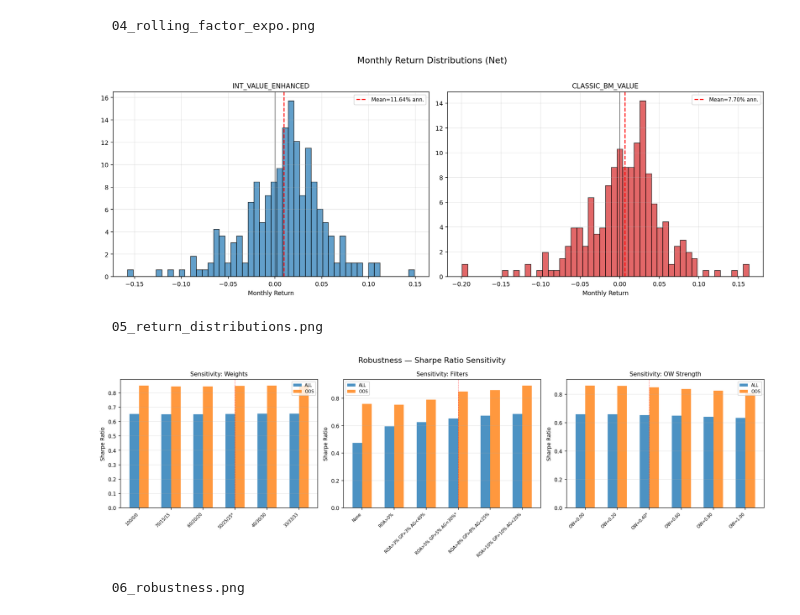
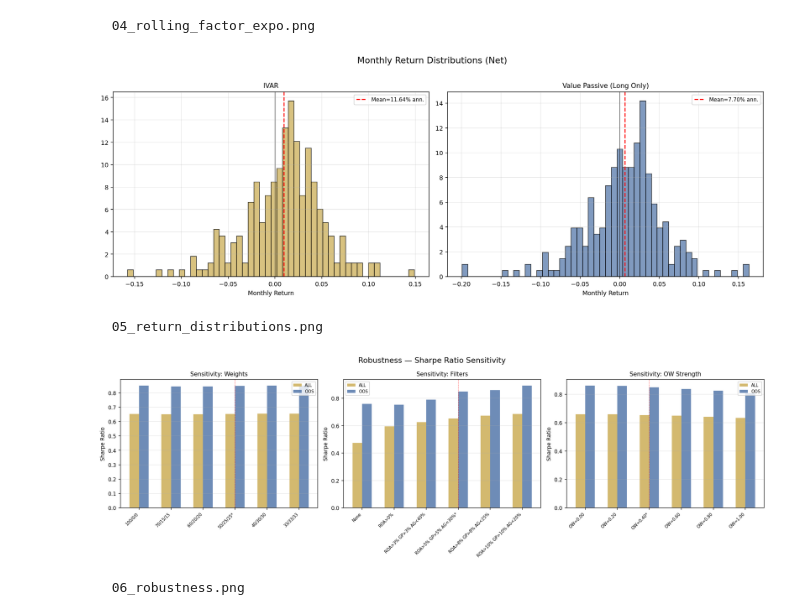
Before and after one commit to YassineOueriemmi/IVAR-Backtest-RP, a Jupyter notebook: Backtest.ipynb, the cells around one changed output. Cells and saved outputs as stored; diff of their text form; code cells hidden in the pictures.

```diff
--- a/Backtest.ipynb
+++ b/Backtest.ipynb
@@ -1725,7 +1715,7 @@ Pendant la période la plus difficile pour la value (**2007–2020**), IVAR gén
 
 print("PHASE 6 : GRAPHIQUES")
 
-COLORS = {"INT_VALUE_ENHANCED": "#1f77b4", "CLASSIC_BM_VALUE": "#d62728","TOP500_EW": "#7f7f7f", "TOP500_MKT": "#2ca02c", "HML (FF)": "#ff7f0e"}
+COLORS = {"INT_VALUE_ENHANCED": "#C8A84B", "CLASSIC_BM_VALUE":"#4A6FA5","TOP500_EW": "#C0392B","TOP500_MKT": "#555555","HML (FF)": "#888888"}
 # %% [output]
 PHASE 6 : GRAPHIQUES
 # %%
@@ -1758,19 +1783 @@ print("  01_equity_curves.png")
   01_equity_curves.png
-# %%
-# FIGURE 2: Drawdowns
-fig, ax = plt.subplots(figsize=(14, 5))
-for name, color in [("INT_VALUE_ENHANCED", "#1f77b4"), ("CLASSIC_BM_VALUE", "#d62728"), ("TOP500_MKT", "#2ca02c")]:
-    net = all_data[name]["net"]
-    cum = net["cum_RET"]
-    dd = (cum-cum.cummax())/cum.cummax()
-    ax.fill_between(net["date"], dd, 0, alpha=0.25, color=color, label=name)
-    ax.plot(net["date"], dd, color=color, linewidth=0.5, alpha=0.7)
-ax.set_title("Drawdowns Comparatifs", fontsize=13)
-ax.set_ylabel("Drawdown")
-ax.legend(fontsize=9)
-ax.grid(True, alpha=0.3)
-plt.tight_layout()
-fig.savefig(os.path.join(OUT_DIR, "02_drawdowns.png"))
-plt.tight_layout()
-plt.show()
-print("  02_drawdowns.png")
@@ -1780,15 +1816,19 @@ print("  02_drawdowns.png")
 # %%
 # FIGURE 3: Rolling 36-month Sharpe
 fig, ax = plt.subplots(figsize=(14, 5))
-for name, color in [("INT_VALUE_ENHANCED", "#1f77b4"), ("CLASSIC_BM_VALUE", "#d62728")]:
+for name, color in [("INT_VALUE_ENHANCED", "#C8A84B"),("CLASSIC_BM_VALUE", "#4A6FA5")]:
+    display_names = {
+    "INT_VALUE_ENHANCED": "IVAR",
+    "CLASSIC_BM_VALUE": "Value Passive (Long Only)"}
     net = all_data[name]["net"].copy()
     net = net.merge(ff5[["date", "rf"]], on="date", how="left")
     net = net.sort_values("date").reset_index(drop=True)  # Trie par date
     excess = (net["RET"] - net["rf"]).dropna()
     roll = excess.rolling(36).apply(
         lambda x: x.mean() / x.std() * np.sqrt(12) if x.std() > 0 else np.nan,
-        raw=True)                                          # raw=True pour éviter l'erreur pandas
-    ax.plot(net["date"].iloc[roll.index], roll.values, label=name, color=color, linewidth=1.2)
+        raw=True)
+    label = f"{display_names[name]}"
+    ax.plot(net["date"].iloc[roll.index], roll.values, label=label, color=color, linewidth=1.2)
 ax.axhline(0, color="black", linewidth=0.5)
 ax.set_title("Rolling 36-Month Sharpe Ratio", fontsize=13)
 ax.set_ylabel("Sharpe Ratio")
@@ -1834,14 +1874,16 @@ print("  04_rolling_factor_expo.png")
 # %%
 # FIGURE 5: Return Distribution
 fig, axes = plt.subplots(1, 2, figsize=(14, 5))
-for ax, name, color in zip(axes, ["INT_VALUE_ENHANCED", "CLASSIC_BM_VALUE"], ["#1f77b4", "#d62728"]):
+for ax, name, color in zip(axes, ["INT_VALUE_ENHANCED", "CLASSIC_BM_VALUE"], [ "#C8A84B", "#4A6FA5"]):
+    display_names = {"INT_VALUE_ENHANCED": "IVAR", "CLASSIC_BM_VALUE": "Value Passive (Long Only)"}
+    label = f"{display_names[name]}"
     r = all_data[name]["net"]["RET"].dropna()
     ax.hist(r, bins=50, edgecolor="black",
             alpha=0.7, density=True, color=color)
     ax.axvline(r.mean(), color="red", linestyle="--",
                label=f"Mean={r.mean()*12:.2%} ann.")
     ax.axvline(0, color="black", linewidth=0.5)
-    ax.set_title(name, fontsize=10)
+    ax.set_title(label, fontsize=10)
     ax.set_xlabel("Monthly Return")
     ax.legend(fontsize=8)
     ax.grid(True, alpha=0.3)
@@ -1850,37 +1892,37 @@ plt.tight_layout()
 plt.show()
 print("  05_return_distributions.png")
 # %% [output]
-[figure, old version]
+[figure, new version]
   05_return_distributions.png
 # %%
 # FIGURE 6: Robustness Heatmap
 fig, axes = plt.subplots(1, 3, figsize=(16, 5))
 for ax, test_name in zip(axes, ["Weights", "Filters", "OW Strength"]):
     sub = rob_df[rob_df["Test"] == test_name].copy()
     if len(sub) == 0:
         continue
     x_labels = sub["Config"].values
     sr_all = sub["ALL_Sharpe"].values
     sr_oos = sub["OOS_Sharpe"].values
     x = np.arange(len(x_labels))
-    ax.bar(x-0.15, sr_all, 0.3, label="ALL", color="#1f77b4", alpha=0.8)
-    ax.bar(x+0.15, sr_oos, 0.3, label="OOS", color="#ff7f0e", alpha=0.8)
+    ax.bar(x-0.15, sr_all, 0.3, label="ALL", color= "#C8A84B", alpha=0.8)
+    ax.bar(x+0.15, sr_oos, 0.3, label="OOS", color="#4A6FA5", alpha=0.8)
     ax.set_xticks(x)
     ax.set_xticklabels(x_labels, rotation=45, ha="right", fontsize=7)
     ax.set_title(f"Sensitivity: {test_name}", fontsize=10)
     ax.set_ylabel("Sharpe Ratio")
     ax.legend(fontsize=7)
     ax.grid(True, alpha=0.3, axis="y")
     # Highlight baseline
     for i, lbl in enumerate(x_labels):
         if "*" in str(lbl):
             ax.axvline(i, color="red", linewidth=0.8,
                        linestyle="--", alpha=0.5)
 plt.suptitle("Robustness — Sharpe Ratio Sensitivity", fontsize=13)
 plt.tight_layout()
 plt.show()
 print("  06_robustness.png")
 # %% [output]
-[figure, old version]
+[figure, new version]
   06_robustness.png
 # %%
```
Also changed, not shown: parts of 22 cells of this notebook.
